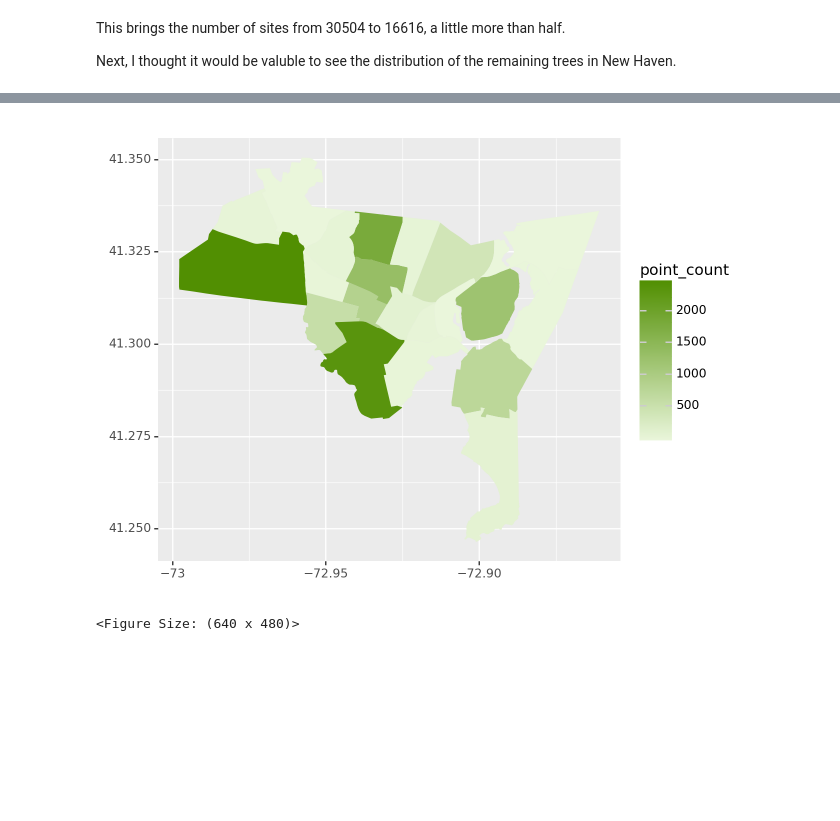
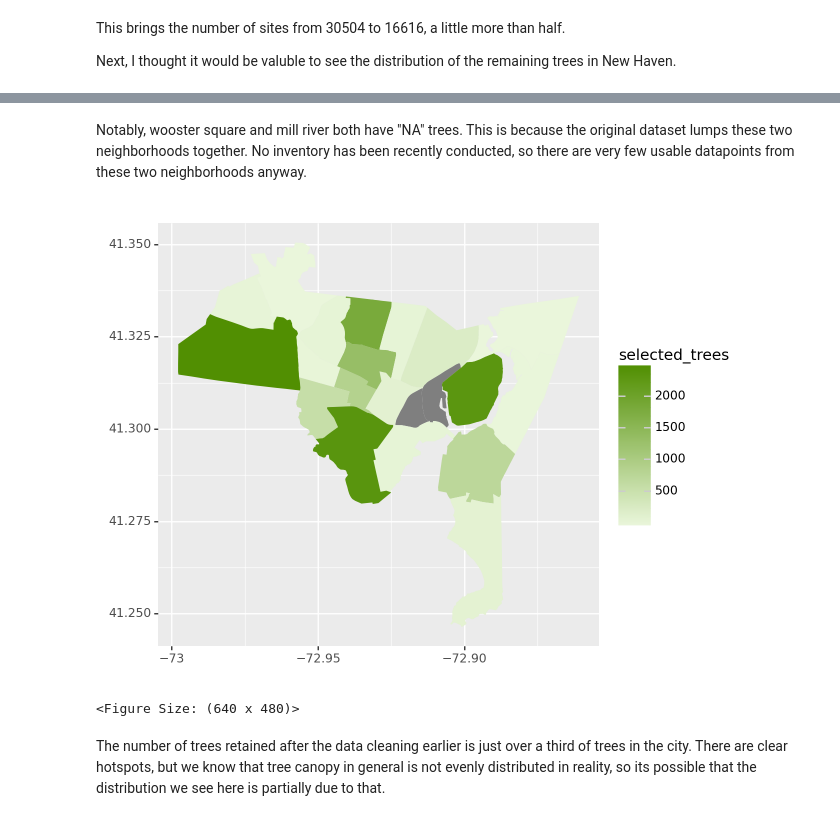
Before and after one commit to envirodatascience/final-project-urban-treeam, a Jupyter notebook: Les_UtilityLines.ipynb, the cells around one changed output, grey strips where cells are left out. Cells and saved outputs as stored; diff of their text form; code cells hidden in the pictures; blank space fills up the shorter version.

```diff
--- a/Les_UtilityLines.ipynb
+++ b/Les_UtilityLines.ipynb
@@ -15,6 +15,7 @@ df=pd.read_csv("/content/all_trees_58_1712257580.csv")
 ! unzip /content/Neighborhoods.zip
 nbhds= "/content/New_Haven_CT_Neighborhoods.shp"
 nbhds=gpd.read_file(nbhds)
+nbhds.rename(columns={'Neighbor_1': 'Neighborhood'}, inplace=True)
 # %%
 df.head()
 # %% [output]
@@ -40,7 +41,7 @@ Based on prior knowlege of the dataset, I know there are some specific things I
 dfAll=df
 df = df[~df['Common_Name'].str.contains('Vacant Site', case=False)]
 df = df[df['Department'].str.contains('Street Tree', case=False)]
-df = df[~df['Last_Editor'].str.contains('Alex Foreman', case=False)]
+df = df[(df['Last_Editor'].str.lower() != 'alex foreman') | (df['Neighborhood'] == "Fair Haven")]
 df = df[df['Longitude'] >= -73]
 df = df[df['DBH'] >= 2.1]
 df.dropna(subset=['Condition'], inplace=True)
@@ -70,15 +80,9 @@ Next, I thought it would be valuble to see the distribution of the remaining tre
 # %%
 from shapely.geometry import Point
 nbhds = nbhds.to_crs(epsg=4326)
-#assigning geometry points to tree sites based on lat and long values, then creating a gdf to align with neighborhood polygons
-points_geometry = [Point(lon, lat) for lon, lat in zip(df['Longitude'], df['Latitude'])]
-points_gdf = gpd.GeoDataFrame(geometry=points_geometry, crs=nbhds.crs)
-tree_data = gpd.sjoin(points_gdf, nbhds, how="left", op="within")
-nbhds_with_counts = tree_data.groupby('Neighbor_1').size().reset_index(name='point_count')
-nbhds_with_counts = nbhds.merge(nbhds_with_counts, on='Neighbor_1', how='left')
-
-points_geometry = [Point(lon, lat) for lon, lat in zip(dfAll['Longitude'], dfAll['Latitude'])]
-points_gdf = gpd.GeoDataFrame(geometry=points_geometry, crs=nbhds.crs)
-tree_dataAll = gpd.sjoin(points_gdf, nbhds, how="left", op="within")
-value_counts = tree_dataAll['Neighbor_1'].value_counts()
-nbhds_with_counts['total_trees'] = nbhds_with_counts['Neighbor_1'].map(value_counts)
+#assigning geometry points to the selected tree sites based on lat and long values, then creating a gdf to align with neighborhood polygons
+df['points_geometry'] = gpd.GeoDataFrame(geometry=[Point(lon, lat) for lon, lat in zip(df['Longitude'], df['Latitude'])],crs=nbhds.crs)
+nbhds_with_counts = df.groupby('Neighborhood').size().reset_index(name='selected_trees')
+nbhds = nbhds.merge(nbhds_with_counts, on='Neighborhood', how='left')
+nbhds = nbhds.merge(dfAll['Neighborhood'].value_counts(), on='Neighborhood', how='left')
+nbhds['perc_total'] = (nbhds['selected_trees'] / nbhds['count']) * 100
@@ -99,12 +89,16 @@ nbhds_with_counts = nbhds.merge(nbhds_with_counts, on='Neighbor_1', how='left')
+# %% [markdown]
+Notably, wooster square and mill river both have "NA" trees. This is because the original dataset lumps these two neighborhoods together. No inventory has been recently conducted, so there are very few usable datapoints from these two neighborhoods anyway.
 # %%
 (
   ggplot()
-   + geom_map(nbhds_with_counts, aes(geometry='geometry', fill="point_count"),color=None)
+   + geom_map(nbhds, aes(geometry='geometry', fill="selected_trees"),color=None)
    + scale_fill_gradient(low="#eaf6db", high="#518f02")
 )
 # %% [output]
-[figure, old version]
+[figure, new version]
 <Figure Size: (640 x 480)>
+# %% [markdown]
+The number of trees retained after the data cleaning earlier is just over a third of trees in the city. There are clear hotspots, but we know that tree canopy in general is not evenly distributed in reality, so its possible that the distribution we see here is partially due to that.
 # %%
 (
   ggplot()
```
Also changed, not shown: parts of 8 cells of this notebook.
